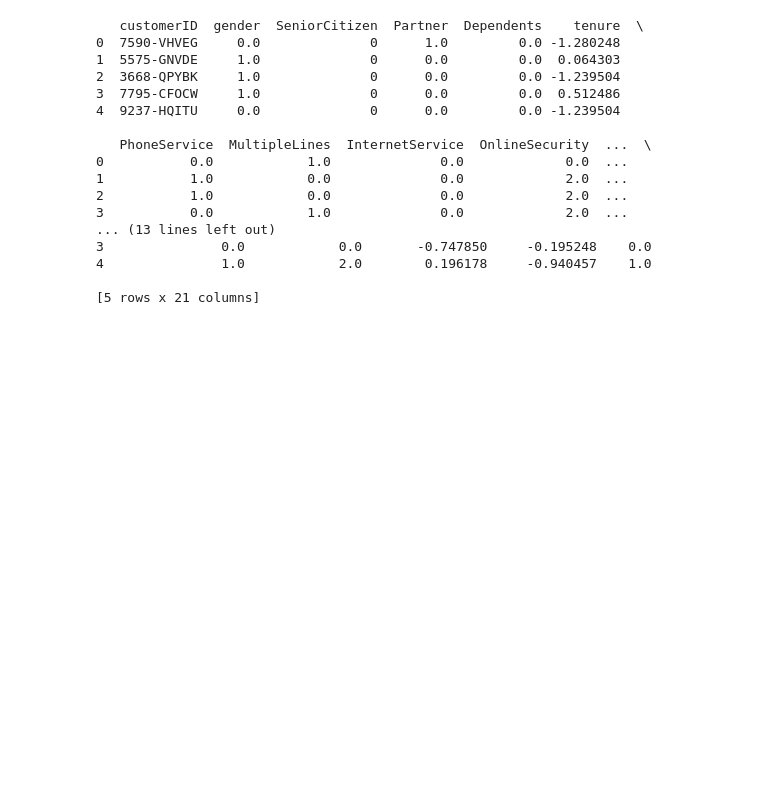
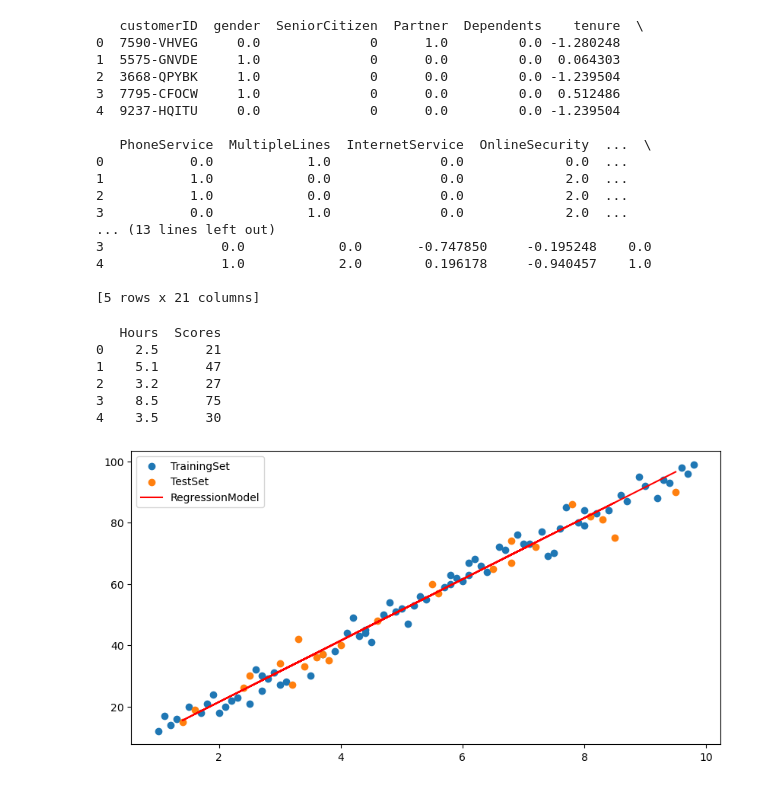
Before and after one commit to RiKy252/UBB-CS, a Jupyter notebook: Semester 4/AI/Labs/Lab2/Lab2.ipynb, the cells around one changed output. Drawn from its saved outputs; the diff is of its cells as text; code cells hidden in the pictures; blank space fills up the shorter version.

```diff
--- a/Semester 4/AI/Labs/Lab2/Lab2.ipynb
+++ b/Semester 4/AI/Labs/Lab2/Lab2.ipynb
@@ -50,0 +49,43 @@ print(dataset.head())
+# %%
+# Exercise 2
+import pandas as pd
+from sklearn.linear_model import LinearRegression
+from sklearn.model_selection import train_test_split
+import matplotlib.pyplot as plt
+import numpy as np
+
+# Load data
+file_path = 'scores.csv'
+df = pd.read_csv(file_path)
+print(df.head())
+
+# Prepare data
+x = np.array(df['Hours'])
+y = np.array(df['Scores'])
+x_train, x_test, y_train, y_test = train_test_split(x, y, test_size=0.25, random_state=0)
+
+# Reshape features into 2D arrays
+x_train = x_train.reshape(-1, 1)
+x_test = x_test.reshape(-1, 1)
+
+# Train model
+lr = LinearRegression().fit(x_train, y_train)
+lr.predict([[7.2]])
+y_prediction = lr.predict(x_test)
+
+# Plot results
+plt.figure(figsize=(10,5))
+plt.scatter(x_train, y_train, label='TrainingSet')
+plt.scatter(x_test, y_test, label='TestSet')
+plt.plot(x_test, y_prediction, color='red', label='RegressionModel')
+
+plt.legend()
+plt.show()
+# %% [output]
+   Hours  Scores
+0    2.5      21
+1    5.1      47
+2    3.2      27
+3    8.5      75
+4    3.5      30
+[figure, added]
```
Also changed, not shown: parts of 2 cells of this notebook, 47 other files.
